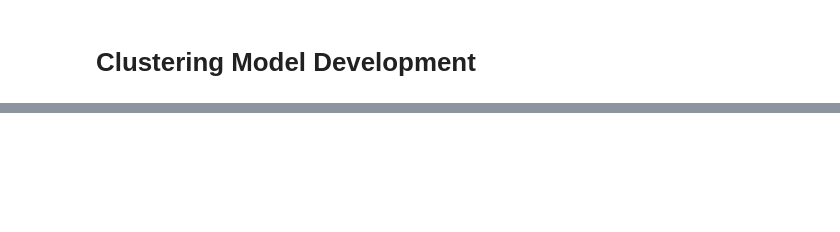
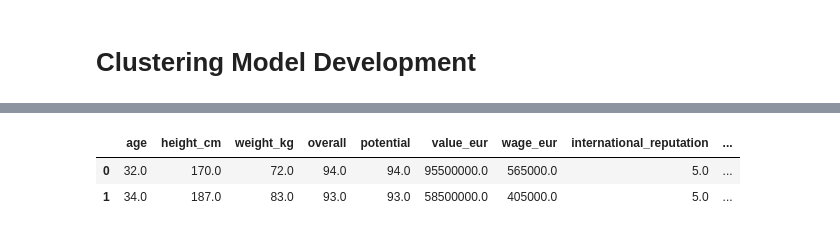
Before and after one commit to mdushetwar/Fifa-Players--EDA-Clustering, a Jupyter notebook: PRCP-1004-Fifa20.ipynb, the cells around one changed output, grey strips where cells are left out. Drawn from its saved outputs; the diff is of its cells as text; code cells hidden in the pictures; blank space fills up the shorter version.

```diff
--- a/PRCP-1004-Fifa20.ipynb
+++ b/PRCP-1004-Fifa20.ipynb
@@ -606,5 +612,0 @@ plot_clusters(5)
-# %%
-kmeans=KMeans(n_clusters=3, init='k-means++', random_state=42)
-kmeans.fit(fifa_pca)
-#Adding labels to new_fifa dataframe
-new_fifa['labels']=kmeans.labels_
@@ -622,0 +613,6 @@ for index, row in new_fifa.iterrows():
+# %%
+new_fifa.head(2)
+# %% [output]
+|  | age | height_cm | weight_kg | overall | potential | value_eur | wage_eur | international_reputation | ... |
+| 0 | 32.0 | 170.0 | 72.0 | 94.0 | 94.0 | 95500000.0 | 565000.0 | 5.0 | ... |
+| 1 | 34.0 | 187.0 | 83.0 | 93.0 | 93.0 | 58500000.0 | 405000.0 | 5.0 | ... |
```
Also changed, not shown: parts of 16 cells of this notebook.
